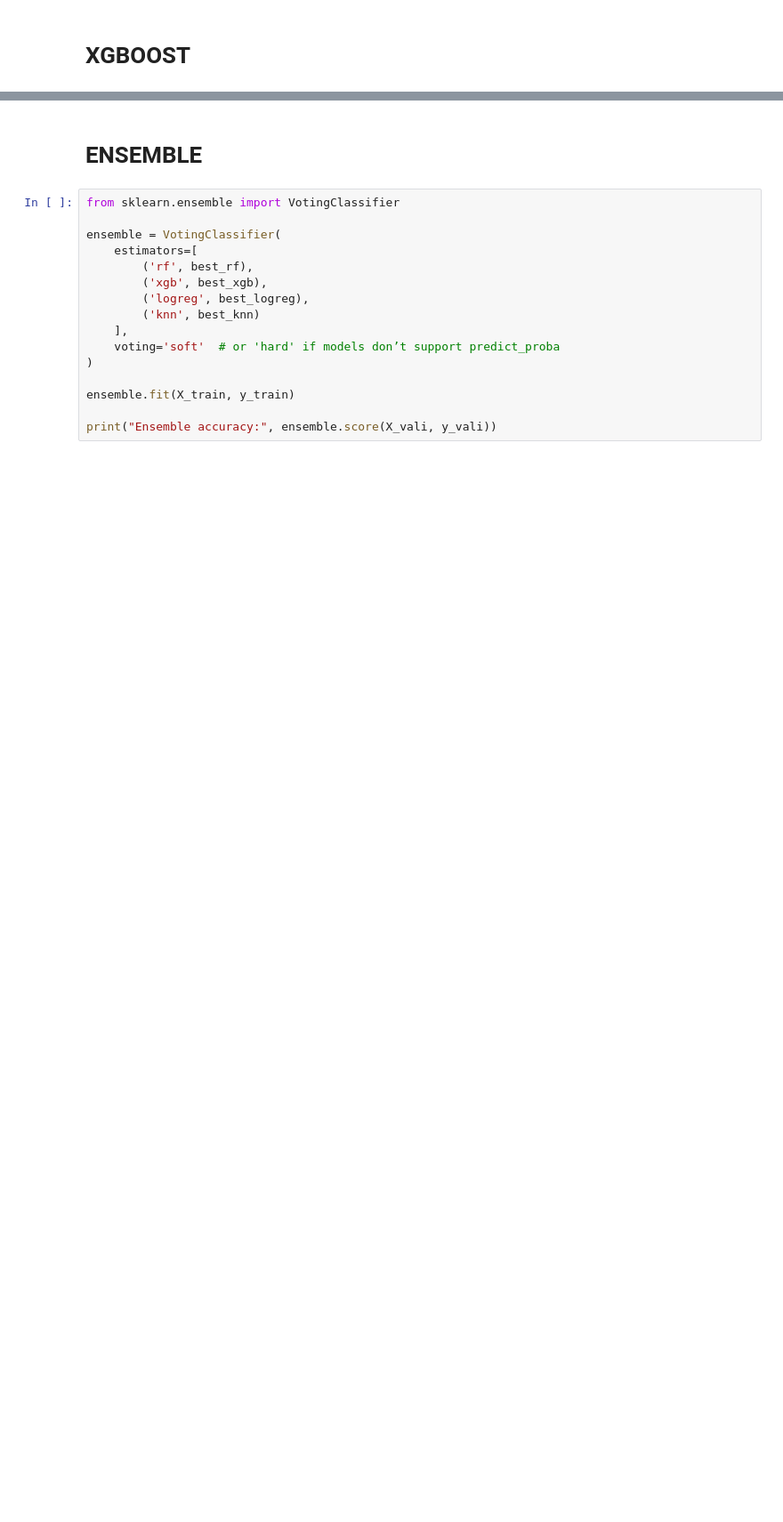
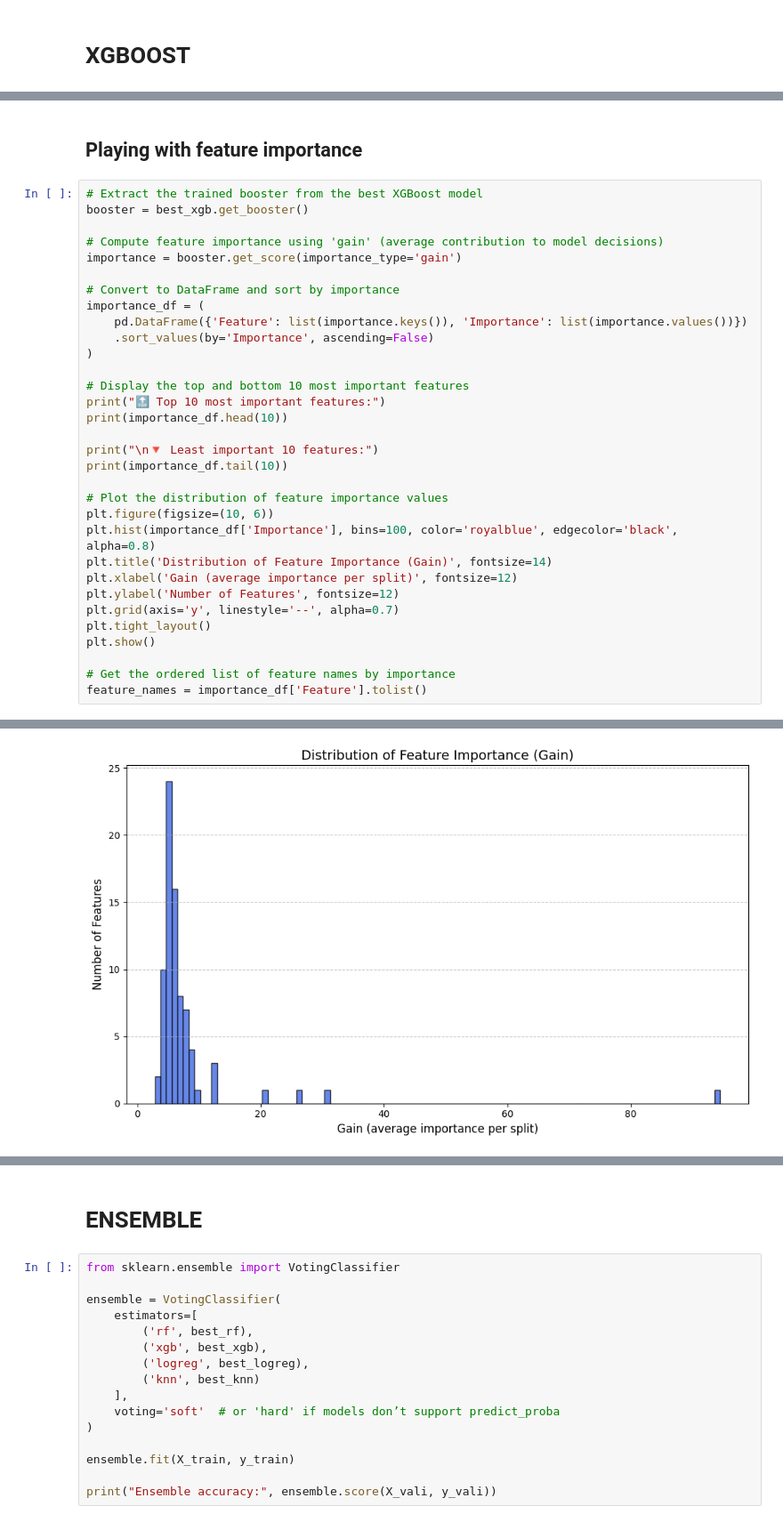
Before and after one commit to surianosapienza/fds-pokemon, a Jupyter notebook: notebooks/03_modeling.ipynb, the cells around one changed output, grey strips where cells are left out. Shown at 89% size. Saved outputs shown, nothing was run; the diff lists cells and outputs as text; blank space fills up the shorter version.

```diff
--- a/notebooks/03_modeling.ipynb
+++ b/notebooks/03_modeling.ipynb
@@ -358,0 +441,35 @@ AttributeError: 'GridSearchCV' object has no attribute 'best_params_'
+# %% [markdown]
+## Playing with feature importance
+# %%
+# Extract the trained booster from the best XGBoost model
+booster = best_xgb.get_booster()
+
+# Compute feature importance using 'gain' (average contribution to model decisions)
+importance = booster.get_score(importance_type='gain')
+
+# Convert to DataFrame and sort by importance
+importance_df = (
+    pd.DataFrame({'Feature': list(importance.keys()), 'Importance': list(importance.values())})
+    .sort_values(by='Importance', ascending=False)
+)
+
+# Display the top and bottom 10 most important features
+print("🔝 Top 10 most important features:")
+print(importance_df.head(10))
+
+print("\n🔻 Least important 10 features:")
+print(importance_df.tail(10))
+
+# Plot the distribution of feature importance values
+plt.figure(figsize=(10, 6))
+plt.hist(importance_df['Importance'], bins=100, color='royalblue', edgecolor='black', alpha=0.8)
+plt.title('Distribution of Feature Importance (Gain)', fontsize=14)
+plt.xlabel('Gain (average importance per split)', fontsize=12)
+plt.ylabel('Number of Features', fontsize=12)
+plt.grid(axis='y', linestyle='--', alpha=0.7)
+plt.tight_layout()
+plt.show()
+
+# Get the ordered list of feature names by importance
+feature_names = importance_df['Feature'].tolist()
+# %% [output]
@@ -358,0 +493 @@ AttributeError: 'GridSearchCV' object has no attribute 'best_params_'
+[figure, added]
```
Also changed, not shown: parts of 22 cells of this notebook, 3 other files.
